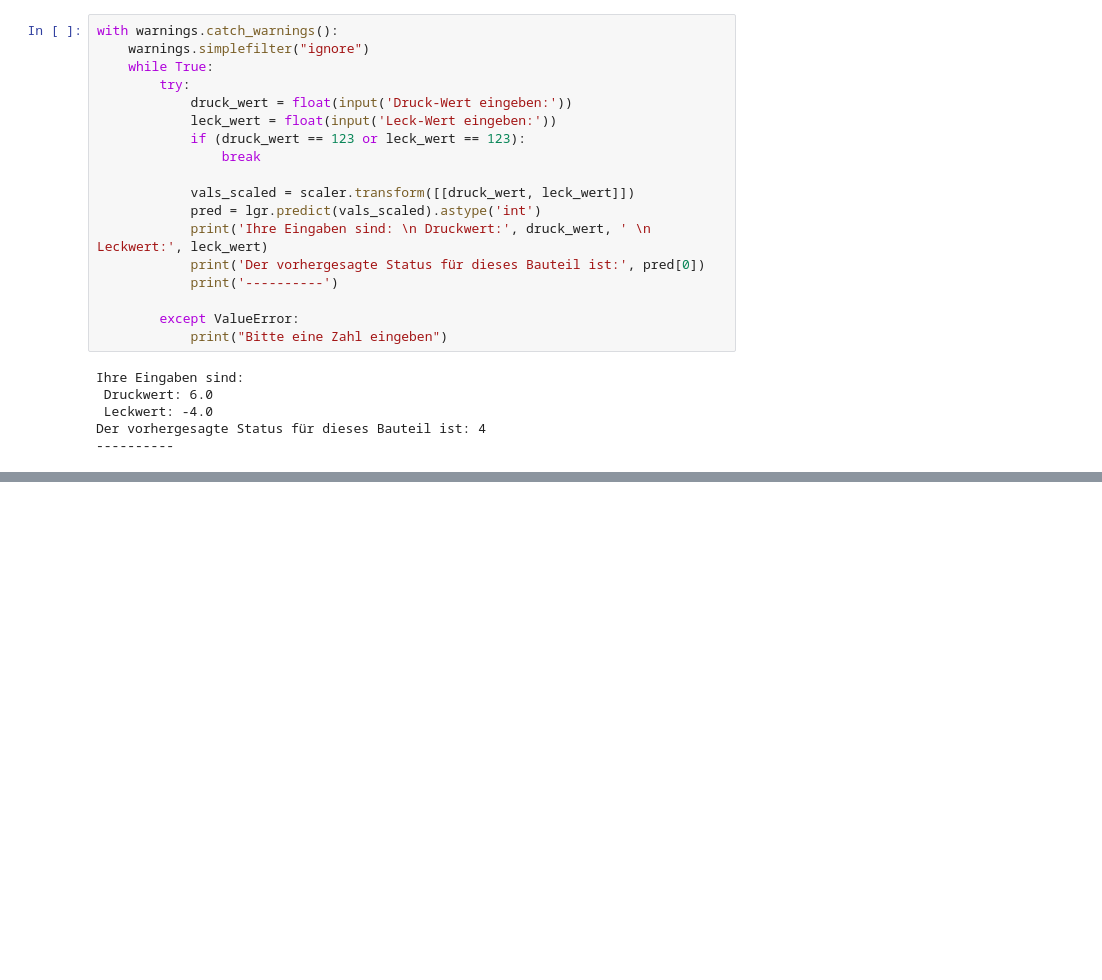
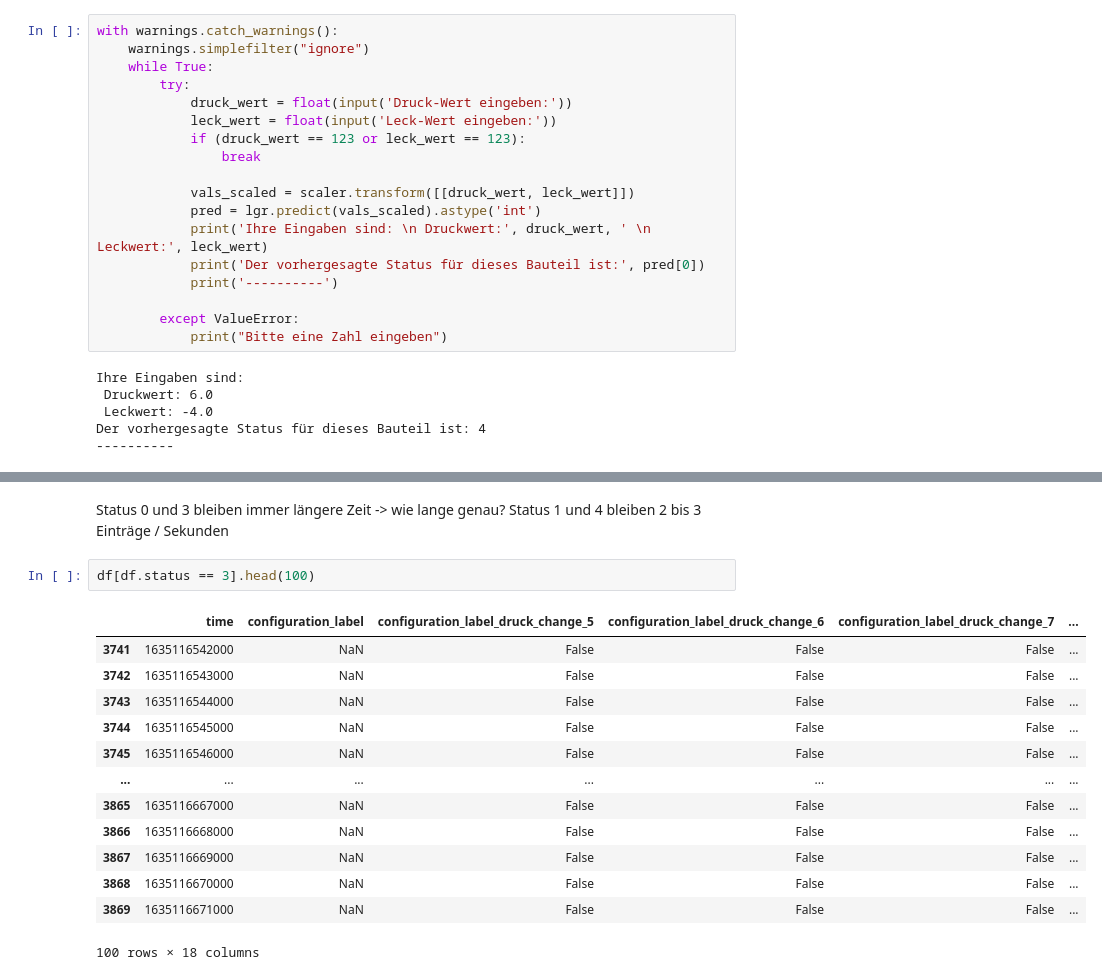
Before and after one commit to juliansaar/Innoprojekt, a Jupyter notebook: Dichte_Klassifizierung.ipynb, the cells around one changed output, grey strips where cells are left out. Cells and saved outputs as stored; diff of their text form; blank space fills up the shorter version.

```diff
--- a/Dichte_Klassifizierung.ipynb
+++ b/Dichte_Klassifizierung.ipynb
@@ -530,0 +570,19 @@ Der vorhergesagte Status für dieses Bauteil ist: 4
+# %% [markdown]
+Status 0 und 3 bleiben immer längere Zeit -> wie lange genau?
+Status 1 und 4 bleiben 2 bis 3 Einträge / Sekunden
+# %%
+df[df.status == 3].head(100)
+# %% [output]
+|  | time | configuration_label | configuration_label_druck_change_5 | configuration_label_druck_change_6 | configuration_label_druck_change_7 | ... |
+| 3741 | 1635116542000 | NaN | False | False | False | ... |
+| 3742 | 1635116543000 | NaN | False | False | False | ... |
+| 3743 | 1635116544000 | NaN | False | False | False | ... |
+| 3744 | 1635116545000 | NaN | False | False | False | ... |
+| 3745 | 1635116546000 | NaN | False | False | False | ... |
+| ... | ... | ... | ... | ... | ... | ... |
+| 3865 | 1635116667000 | NaN | False | False | False | ... |
+| 3866 | 1635116668000 | NaN | False | False | False | ... |
+| 3867 | 1635116669000 | NaN | False | False | False | ... |
+| 3868 | 1635116670000 | NaN | False | False | False | ... |
+| 3869 | 1635116671000 | NaN | False | False | False | ... |
+100 rows × 18 columns
```
Also changed, not shown: parts of 10 cells of this notebook.
